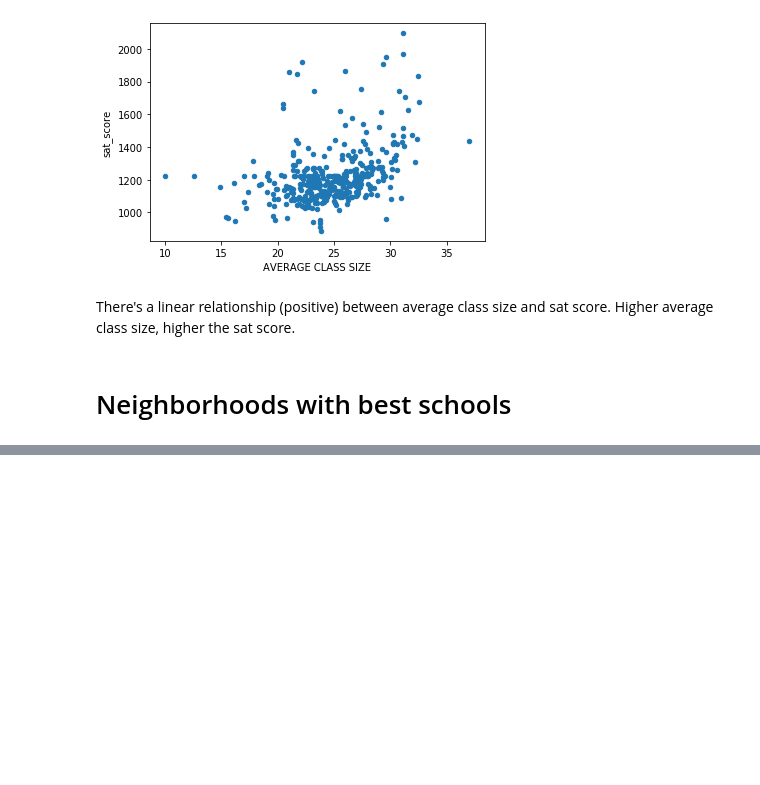
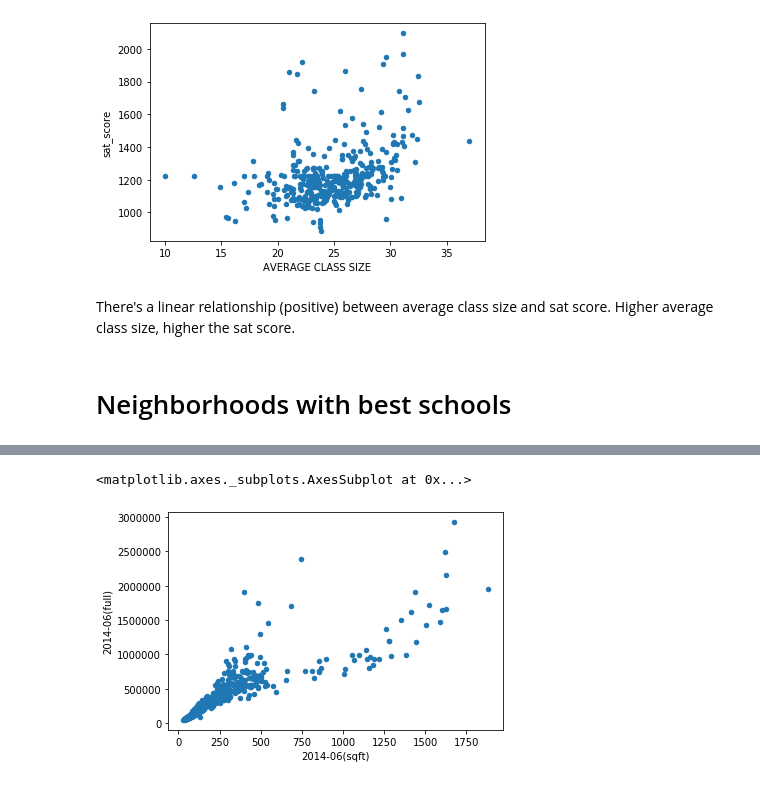
Before and after one commit to siddhantj/NYCHighSchoolSatAnalysis, a Jupyter notebook: output/Schools.ipynb, the cells around one changed output, grey strips where cells are left out. Cells and saved outputs as stored; diff of their text form; code cells hidden in the pictures; blank space fills up the shorter version.

```diff
--- a/output/Schools.ipynb
+++ b/output/Schools.ipynb
@@ -325,0 +334,14 @@ There's a linear relationship (positive) between average class size and sat scor
+# %%
+median_value_per_home_zip_file = 'median_value_per_home_zip.csv'
+median_value_per_sqft_homes_zip_file = 'median_value_per_sqft_homes_zip.csv'
+data_files.append(median_value_per_home_zip_file)
+data_files.append(median_value_per_sqft_homes_zip_file)
+
+home_value = pd.read_csv(data_dir + '/schools/' + median_value_per_home_zip_file, sep=',', encoding='utf-8')
+home_value_sqft = pd.read_csv(data_dir + '/schools/' + median_value_per_sqft_homes_zip_file, sep=',', encoding='utf-8')
+
+# Get the data for state = NYC
+home_value['State'] = home_value['State'].str.upper()
+home_value_sqft['State'] = home_value_sqft['State'].str.upper()
+home_value = home_value[home_value['State'] == 'NY']
+home_value_sqft = home_value_sqft[home_value_sqft['State'] == 'NY']
@@ -325,0 +350,16 @@ There's a linear relationship (positive) between average class size and sat scor
+# %%
+home_value_columns = ["RegionID","RegionName","City","State","Metro","CountyName", "2014-01","2014-02","2014-03","2014-04","2014-05","2014-06","2014-07","2014-08","2014-09","2014-10","2014-11","2014-12"]
+home_value_sqft_columns = ["RegionID","RegionName","City","State","Metro","CountyName", "2014-01","2014-02","2014-03","2014-04","2014-05","2014-06","2014-07","2014-08","2014-09","2014-10","2014-11","2014-12"]
+
+home_value = home_value[home_value_columns]
+home_value_sqft = home_value_sqft[home_value_sqft_columns]
+rename_zip_dict = {'RegionName' : 'zipcode'}
+
+home_value.rename(rename_zip_dict, axis=1, inplace=True)
+home_value_sqft.rename(rename_zip_dict, axis=1, inplace=True)
+
+# Rename columns of both the DF
+home_value_rename_col_dict = {'2014-01': '2014-01(full)', "2014-02":"2014-02(full)", "2014-03":"2014-03(full)", "2014-04":"2014-04(full)", "2014-05":"2014-05(full)", "2014-06":"2014-06(full)", "2014-07":"2014-07(full)", "2014-08":"2014-08(full)", "2014-09":"2014-09(full)", "2014-10":"2014-10(full)", "2014-11":"2014-11(full)", "2014-12":"2014-12(full)"}
+home_value_sqft_rename_col_dict = {'2014-01': '2014-01(sqft)', "2014-02":"2014-02(sqft)", "2014-03":"2014-03(sqft)", "2014-04":"2014-04(sqft)", "2014-05":"2014-05(sqft)", "2014-06":"2014-06(sqft)", "2014-07":"2014-07(sqft)", "2014-08":"2014-08(sqft)", "2014-09":"2014-09(sqft)", "2014-10":"2014-10(sqft)", "2014-11":"2014-11(sqft)", "2014-12":"2014-12(sqft)"}
+home_value.rename(home_value_rename_col_dict, axis=1, inplace=True)
+home_value_sqft.rename(home_value_sqft_rename_col_dict, axis=1, inplace=True)
@@ -325,0 +368,10 @@ There's a linear relationship (positive) between average class size and sat scor
+# %%
+# home_value.info(verbose=True)
+# home_value_sqft.info(verbose=True)
+
+home_cost = home_value.merge(home_value_sqft, on='zipcode', how='left')
+home_cost.info(verbose=True)
+
+## Examine for null values
+# missing_df = home_cost[home_cost['2014-01(sqft)'].isnull()]
+## The missing data is because a few zipcodes are absent in home_value_sqft.
@@ -325,0 +421,7 @@ There's a linear relationship (positive) between average class size and sat scor
+# %%
+home_cost.plot.scatter('2014-06(sqft)','2014-06(full)' )
+## This shows that relation between sqft cost vs full house cost is linear. During higher value
+## of $/sqft, the rate of increase is not much as for lower values of $/sqft.
+# %% [output]
+<matplotlib.axes._subplots.AxesSubplot at 0x...>
+[figure, added]
```
Also changed, not shown: parts of 16 cells of this notebook.
